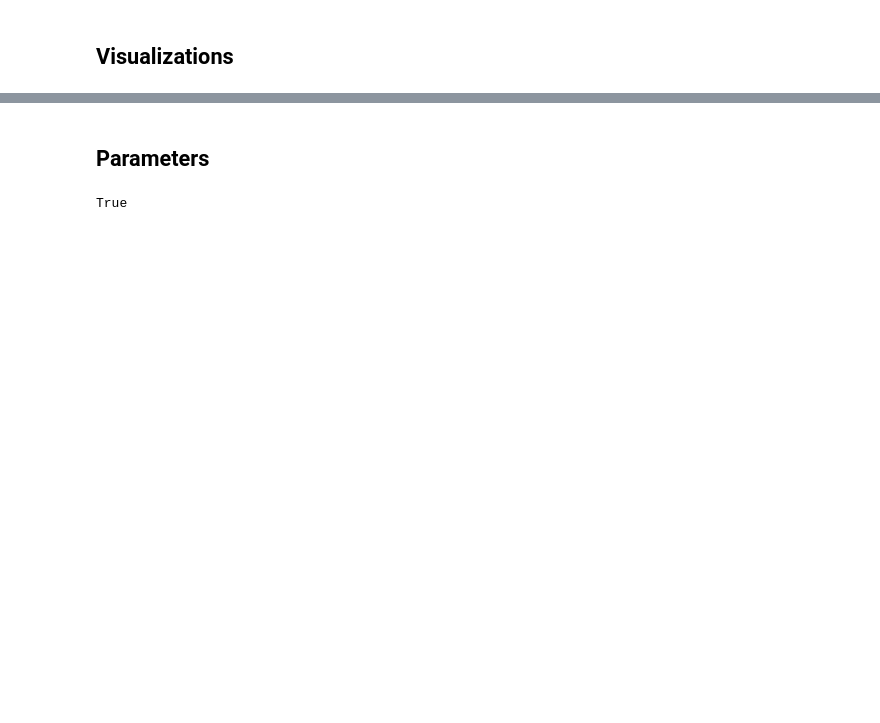
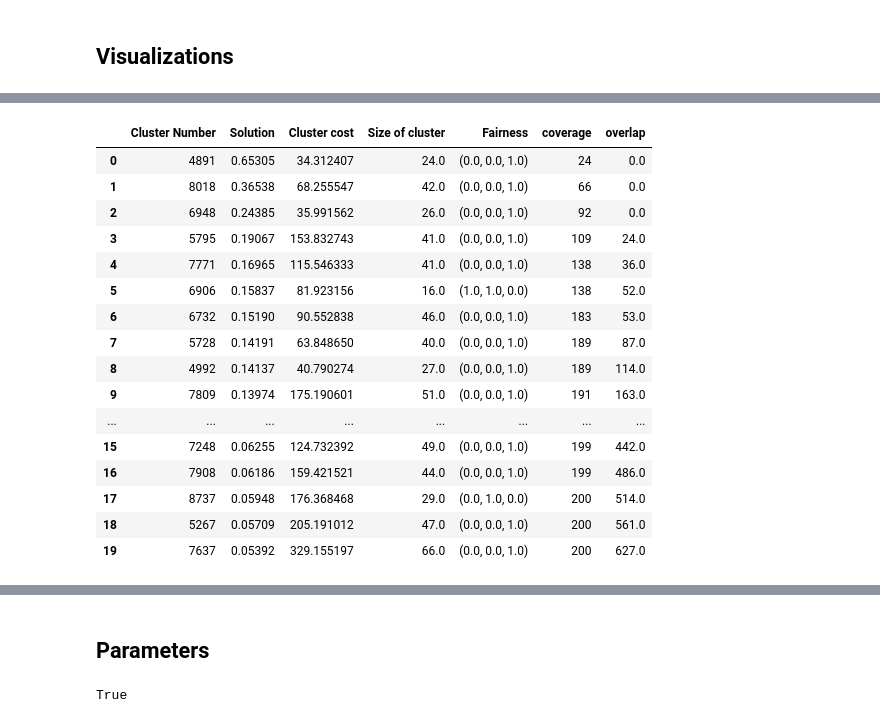
Before and after one commit to aboutalpha/FMR-code, a Jupyter notebook: model_test.ipynb, the cells around one changed output, grey strips where cells are left out. Drawn from its saved outputs; the diff is of its cells as text; code cells hidden in the pictures; blank space fills up the shorter version.

```diff
--- a/model_test.ipynb
+++ b/model_test.ipynb
@@ -179,0 +191,17 @@ Gurobi doesn't generate the same solution for the 2 solves, and it may be caused
+# %%
+def create_df(solution):
+    indices = list(range(len(solution)))
+    indices_sorted = sorted(indices,key= lambda i : -solution[i])
+    solutions_sorted = np.array(solution)[indices_sorted]
+    fairness_rep = [tuple(c[n:n+l]) for c in clusters[indices_sorted]]
+    df = pd.DataFrame({"Cluster Number": indices_sorted,
+                        "Solution": solutions_sorted,
+                        "Cluster cost": np.array(distances)[indices_sorted],
+                        "Size of cluster": np.sum(np.array(clusters)[indices_sorted,:n],axis = 1),
+                        "Fairness": fairness_rep})
+
+    coverages,overlaps = coverage(list(df['Cluster Number']))
+    df['coverage'] = coverages
+    df['overlap'] = overlaps
+
+    return df
@@ -179,0 +225,22 @@ Gurobi doesn't generate the same solution for the 2 solves, and it may be caused
+# %%
+df = create_df(solutions[-1])
+# %%
+df[:20]
+# %% [output]
+|  | Cluster Number | Solution | Cluster cost | Size of cluster | Fairness | coverage | overlap |
+| 0 | 4891 | 0.65305 | 34.312407 | 24.0 | (0.0, 0.0, 1.0) | 24 | 0.0 |
+| 1 | 8018 | 0.36538 | 68.255547 | 42.0 | (0.0, 0.0, 1.0) | 66 | 0.0 |
+| 2 | 6948 | 0.24385 | 35.991562 | 26.0 | (0.0, 0.0, 1.0) | 92 | 0.0 |
+| 3 | 5795 | 0.19067 | 153.832743 | 41.0 | (0.0, 0.0, 1.0) | 109 | 24.0 |
+| 4 | 7771 | 0.16965 | 115.546333 | 41.0 | (0.0, 0.0, 1.0) | 138 | 36.0 |
+| 5 | 6906 | 0.15837 | 81.923156 | 16.0 | (1.0, 1.0, 0.0) | 138 | 52.0 |
+| 6 | 6732 | 0.15190 | 90.552838 | 46.0 | (0.0, 0.0, 1.0) | 183 | 53.0 |
+| 7 | 5728 | 0.14191 | 63.848650 | 40.0 | (0.0, 0.0, 1.0) | 189 | 87.0 |
+| 8 | 4992 | 0.14137 | 40.790274 | 27.0 | (0.0, 0.0, 1.0) | 189 | 114.0 |
+| 9 | 7809 | 0.13974 | 175.190601 | 51.0 | (0.0, 0.0, 1.0) | 191 | 163.0 |
+| ... | ... | ... | ... | ... | ... | ... | ... |
+| 15 | 7248 | 0.06255 | 124.732392 | 49.0 | (0.0, 0.0, 1.0) | 199 | 442.0 |
+| 16 | 7908 | 0.06186 | 159.421521 | 44.0 | (0.0, 0.0, 1.0) | 199 | 486.0 |
+| 17 | 8737 | 0.05948 | 176.368468 | 29.0 | (0.0, 1.0, 0.0) | 200 | 514.0 |
+| 18 | 5267 | 0.05709 | 205.191012 | 47.0 | (0.0, 0.0, 1.0) | 200 | 561.0 |
+| 19 | 7637 | 0.05392 | 329.155197 | 66.0 | (0.0, 0.0, 1.0) | 200 | 627.0 |
```
Also changed, not shown: parts of 30 cells of this notebook, 16 other files.
